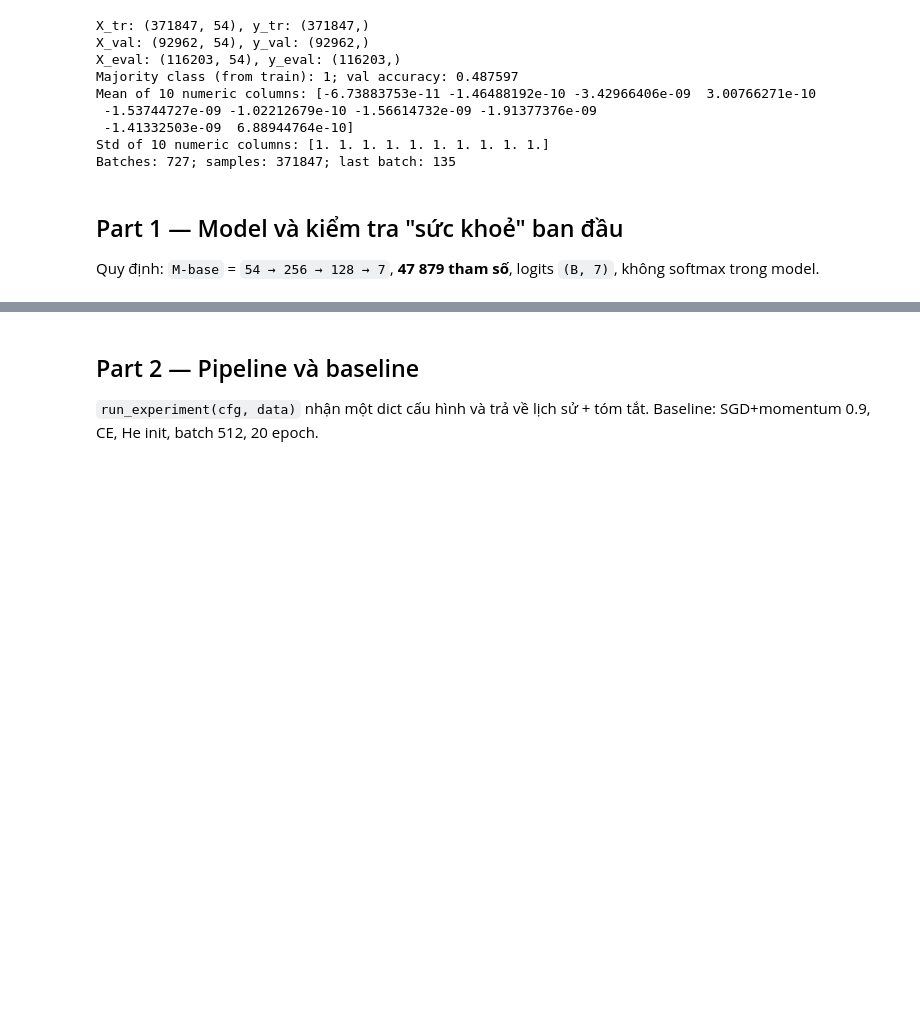
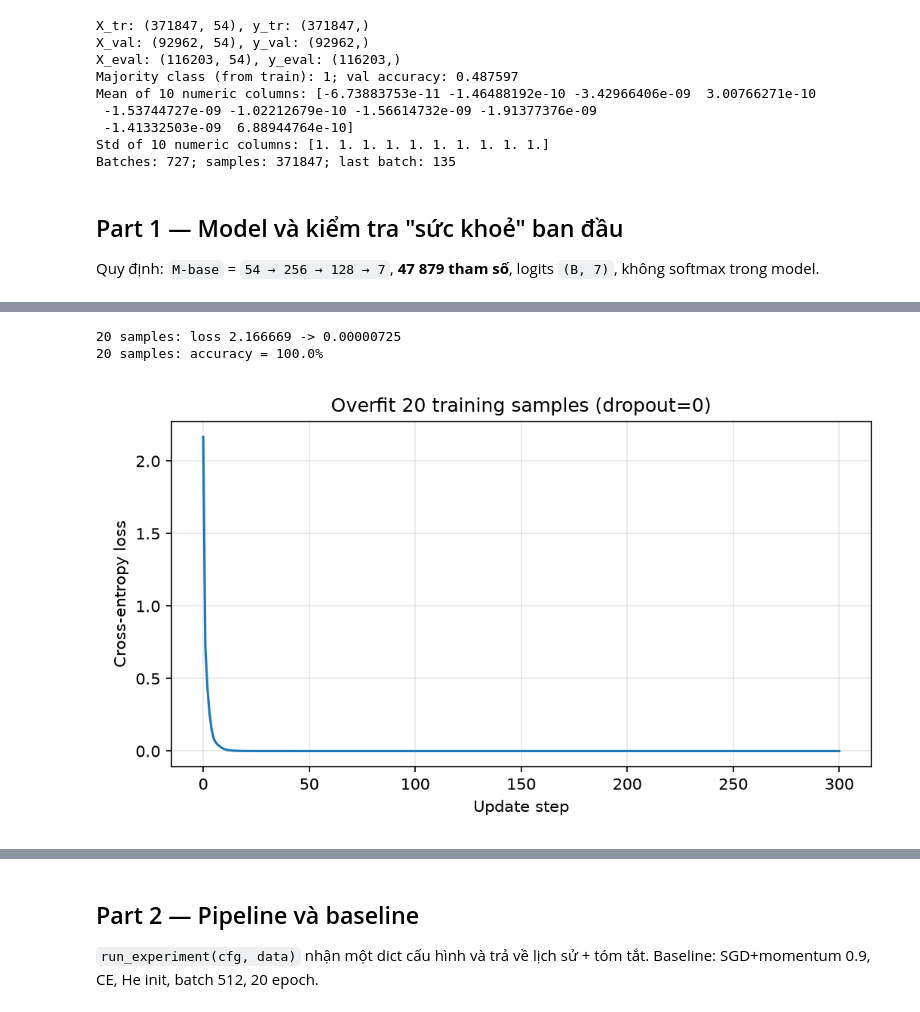
Before and after one commit to VietAnh-AI2-UET/K4-Track4-Day1-Neuralnetwork, a Jupyter notebook: submission_2A202602611/code/lab.ipynb, the cells around one changed output, grey strips where cells are left out. Cells and saved outputs as stored; diff of their text form; code cells hidden in the pictures; blank space fills up the shorter version.

Commit message:
feat: complete part 1 (really)

```diff
--- a/submission_2A202602611/code/lab.ipynb
+++ b/submission_2A202602611/code/lab.ipynb
@@ -90,0 +158,69 @@ Quy định: `M-base` = `54 → 256 → 128 → 7`, **47 879 tham số**, logits
+# %%
+# TODO 4: Cho model học đi học lại 20 mẫu train để kiểm tra có học được không.
+# Dùng model riêng để model ban đầu vẫn chưa được cập nhật trọng số.
+import matplotlib.pyplot as plt
+from pathlib import Path
+
+# Cố định số ngẫu nhiên cho lần thử học thuộc này.
+torch.manual_seed(42)
+# Tắt Dropout để model dễ học thuộc toàn bộ 20 mẫu.
+small_model = MLP(hidden=(256, 128), dropout=0.0, init="he").to(device)
+# Adam là cách cập nhật trọng số; lr=0.01 điều chỉnh mức thay đổi mỗi bước.
+# weight_decay=0 tắt phần phạt trọng số lớn để thử học thuộc dễ hơn.
+optimizer = torch.optim.Adam(small_model.parameters(), lr=0.01, weight_decay=0.0)
+# Xáo trộn chỉ số các mẫu train rồi lấy 20 chỉ số đầu; không lấy mẫu từ val/eval.
+indices = torch.randperm(len(data["X_tr"]), device=device)[:20]
+# Lấy đặc trưng và nhãn theo cùng chỉ số để không ghép nhầm mẫu với nhãn.
+x_small, y_small = data["X_tr"][indices], data["y_tr"][indices]
+assert len(y_small) == 20
+# Bật chế độ huấn luyện; Dropout vẫn tắt vì đã đặt bằng 0.
+small_model.train()
+with torch.no_grad():
+    # Lưu loss trước lần cập nhật đầu tiên làm mốc so sánh.
+    small_losses = [F.cross_entropy(small_model(x_small), y_small).item()]
+# Mỗi bước đều học lại đúng 20 mẫu này; mục tiêu là học thuộc chúng.
+for step in range(300):
+    # Xoá gradient cũ để không cộng dồn từ bước trước.
+    optimizer.zero_grad(set_to_none=True)
+    # Dự đoán 20 mẫu và tính mức sai so với nhãn đúng.
+    loss = F.cross_entropy(small_model(x_small), y_small)
+    assert torch.isfinite(loss).item(), f"Non-finite loss at step {step}"
+    # Tính gradient: mỗi tham số ảnh hưởng đến loss như thế nào.
+    loss.backward()
+    # Dùng gradient vừa tính để cập nhật trọng số nhằm giảm loss.
+    optimizer.step()
+    with torch.no_grad():
+        # Đo lại loss SAU cập nhật và lưu để vẽ đường cong.
+        small_losses.append(F.cross_entropy(small_model(x_small), y_small).item())
+
+# Kết thúc học, chuyển sang chế độ kiểm tra kết quả.
+small_model.eval()
+with torch.no_grad():
+    small_logits = small_model(x_small)
+    final_small_loss = F.cross_entropy(small_logits, y_small).item()
+    # argmax chọn lớp có điểm cao nhất; so với nhãn đúng rồi lấy tỉ lệ dự đoán đúng.
+    small_accuracy = (small_logits.argmax(dim=1) == y_small).float().mean().item()
+print(f"20 samples: loss {small_losses[0]:.6f} -> {final_small_loss:.8f}")
+print(f"20 samples: accuracy = {small_accuracy:.1%}")
+# Quy ước "gần 0" ở phép thử này là loss < 0.01.
+assert final_small_loss < 0.01, "The model has not memorized the 20 samples yet"
+# Yêu cầu dự đoán đúng cả 20 mẫu, tức accuracy = 100%.
+assert small_accuracy == 1.0
+
+# Tạo biểu đồ: trục ngang là số bước cập nhật, trục dọc là loss.
+fig, ax = plt.subplots(figsize=(7, 4))
+ax.plot(range(len(small_losses)), small_losses)
+ax.set(xlabel="Update step", ylabel="Cross-entropy loss", title="Overfit 20 training samples (dropout=0)")
+ax.grid(alpha=0.3)
+fig.tight_layout()
+# Lưu ảnh vào thư mục figures của bài nộp.
+figure_path = Path(OUT_DIR) / "figures" / "part1_overfit20.png"
+# Tạo thư mục nếu chưa có; exist_ok=True cho phép thư mục đã tồn tại.
+figure_path.parent.mkdir(parents=True, exist_ok=True)
+fig.savefig(figure_path, dpi=150)
+# Hiển thị biểu đồ ngay dưới ô notebook.
+plt.show()
+# %% [output]
+20 samples: loss 2.166669 -> 0.00000725
+20 samples: accuracy = 100.0%
+[figure, added]
```
Also changed, not shown: parts of 6 cells of this notebook, 2 other files.
